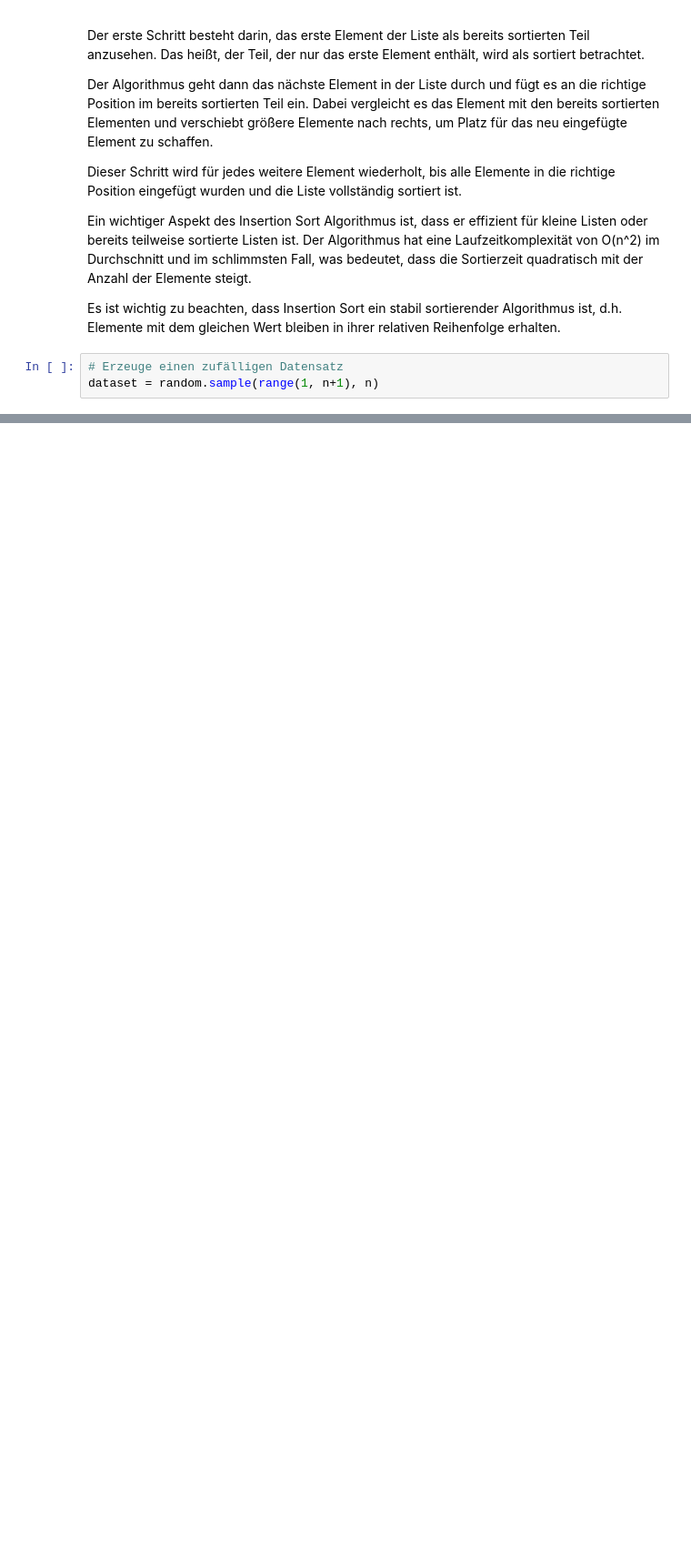
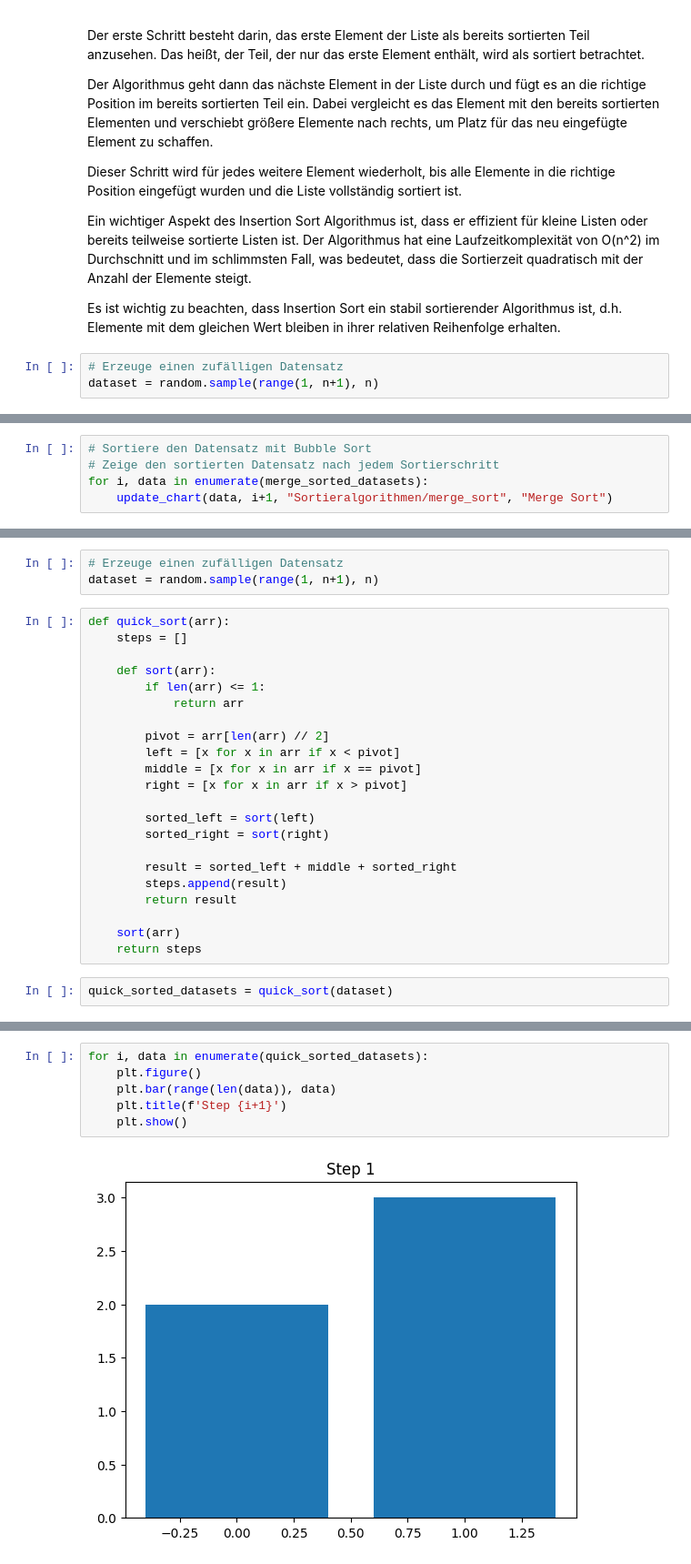
Before and after one commit to gvtsch/christophkempkes.github.io, a Jupyter notebook: _jupyter/2024-04-Sortieralgorithmen.ipynb, the cells around one changed output, grey strips where cells are left out. Shown: that part at 91% size. Saved outputs shown, nothing was run; the diff lists cells and outputs as text; blank space fills up the shorter version.

```diff
--- a/_jupyter/2024-04-Sortieralgorithmen.ipynb
+++ b/_jupyter/2024-04-Sortieralgorithmen.ipynb
@@ -142,0 +226,5 @@ for i, data in enumerate(insertion_sorted_datasets):
+# %%
+# Sortiere den Datensatz mit Bubble Sort
+# Zeige den sortierten Datensatz nach jedem Sortierschritt
+for i, data in enumerate(merge_sorted_datasets):
+    update_chart(data, i+1, "Sortieralgorithmen/merge_sort", "Merge Sort")
@@ -142,0 +233,27 @@ for i, data in enumerate(insertion_sorted_datasets):
+# %%
+# Erzeuge einen zufälligen Datensatz
+dataset = random.sample(range(1, n+1), n)
+# %%
+def quick_sort(arr):
+    steps = []
+
+    def sort(arr):
+        if len(arr) <= 1:
+            return arr
+
+        pivot = arr[len(arr) // 2]
+        left = [x for x in arr if x < pivot]
+        middle = [x for x in arr if x == pivot]
+        right = [x for x in arr if x > pivot]
+
+        sorted_left = sort(left)
+        sorted_right = sort(right)
+
+        result = sorted_left + middle + sorted_right
+        steps.append(result)
+        return result
+
+    sort(arr)
+    return steps
+# %%
+quick_sorted_datasets = quick_sort(dataset)
@@ -142,0 +264,8 @@ for i, data in enumerate(insertion_sorted_datasets):
+# %%
+for i, data in enumerate(quick_sorted_datasets):
+    plt.figure()
+    plt.bar(range(len(data)), data)
+    plt.title(f'Step {i+1}')
+    plt.show()
+# %% [output]
+[figure, added]
```
Also changed, not shown: parts of 44 cells of this notebook, 3 other files.
